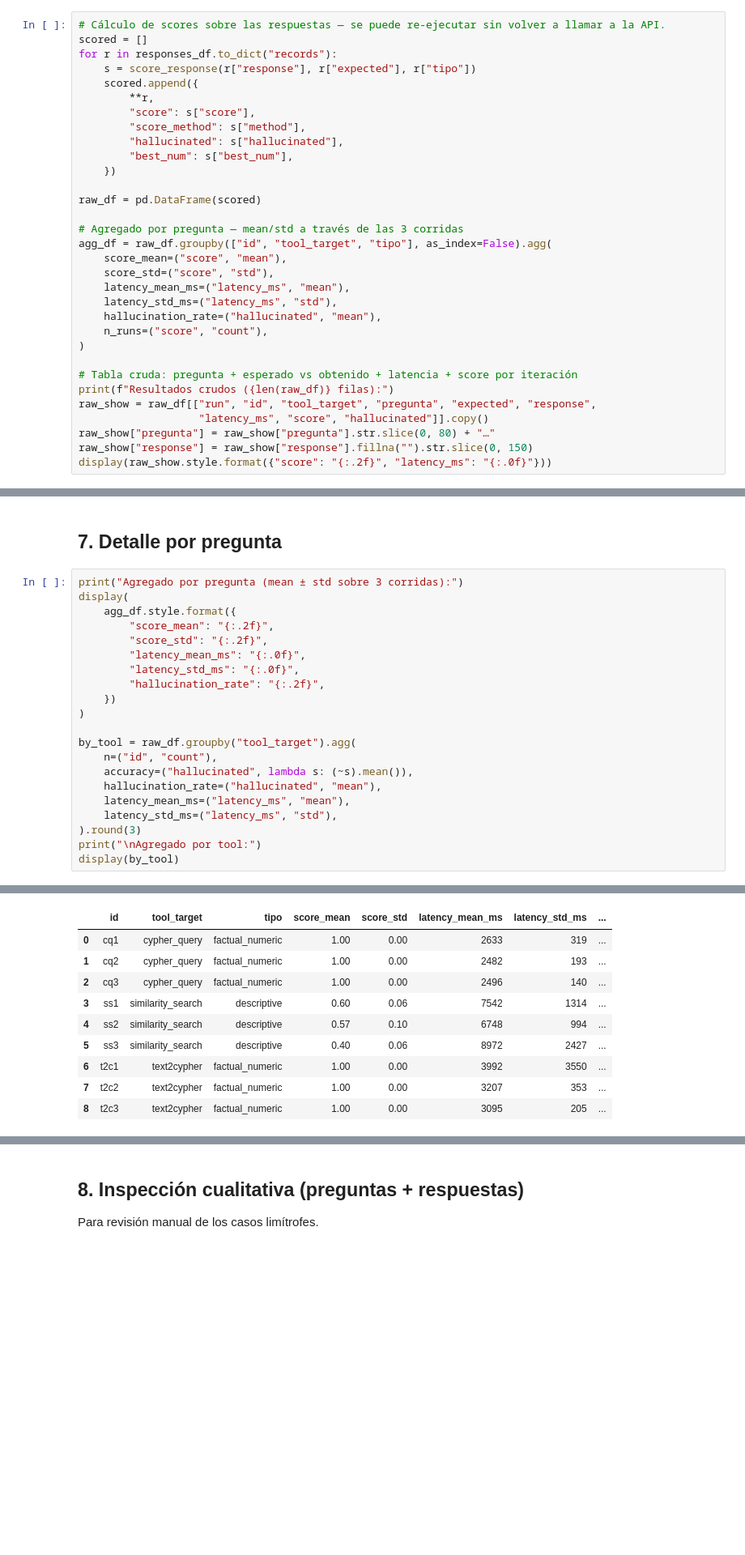
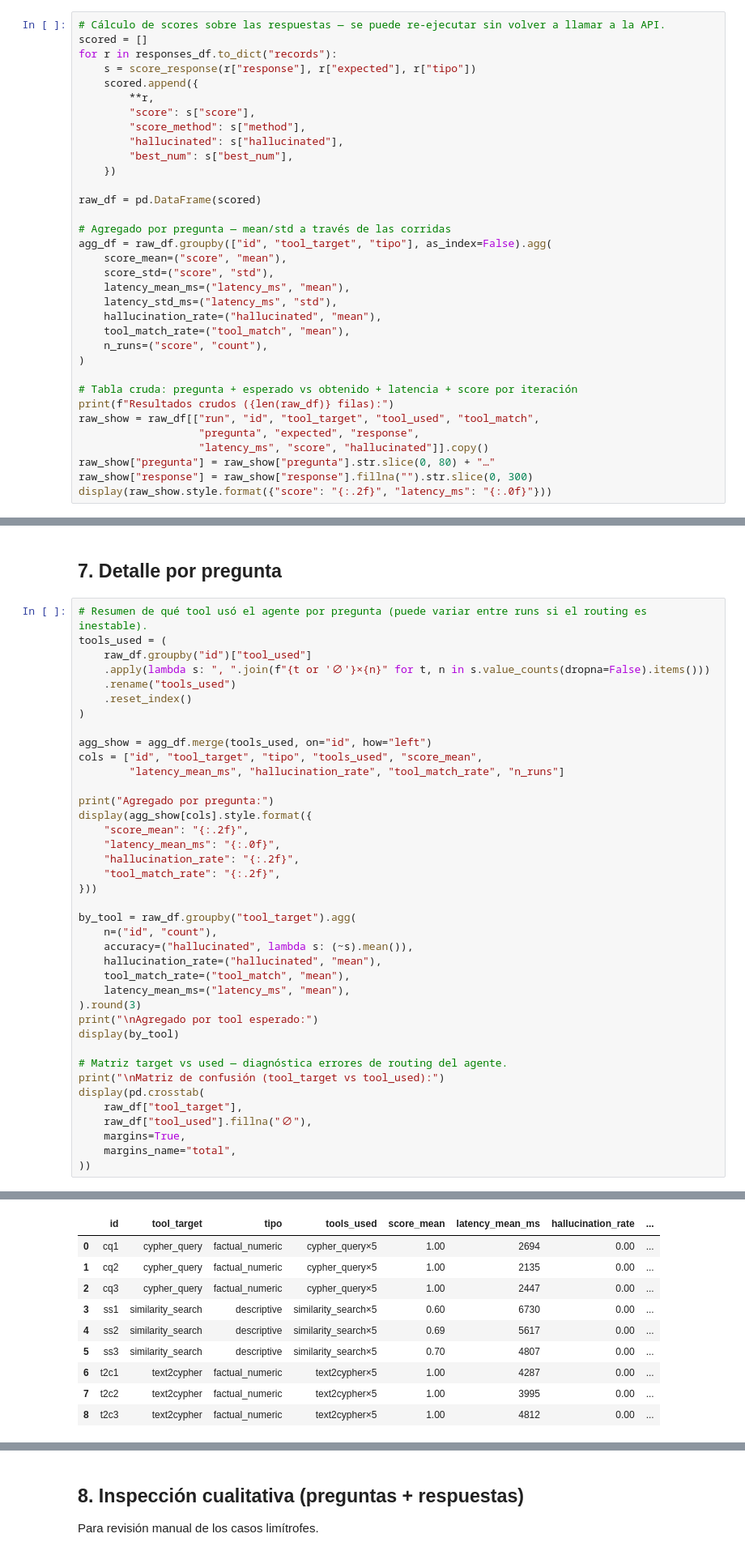
Before and after one commit to FranciscoFerrutti/Critigal-Graph-RAG, a Jupyter notebook: notebooks/04_evaluacion_kpis.ipynb, the cells around one changed output, grey strips where cells are left out. Shown at 81% size. Cells and saved outputs as stored; diff of their text form; blank space fills up the shorter version.

```diff
--- a/notebooks/04_evaluacion_kpis.ipynb
+++ b/notebooks/04_evaluacion_kpis.ipynb
@@ -293,22 +259,24 @@ for r in responses_df.to_dict("records"):
 
 raw_df = pd.DataFrame(scored)
 
-# Agregado por pregunta — mean/std a través de las 3 corridas
+# Agregado por pregunta — mean/std a través de las corridas
 agg_df = raw_df.groupby(["id", "tool_target", "tipo"], as_index=False).agg(
     score_mean=("score", "mean"),
     score_std=("score", "std"),
     latency_mean_ms=("latency_ms", "mean"),
     latency_std_ms=("latency_ms", "std"),
     hallucination_rate=("hallucinated", "mean"),
+    tool_match_rate=("tool_match", "mean"),
     n_runs=("score", "count"),
 )
 
 # Tabla cruda: pregunta + esperado vs obtenido + latencia + score por iteración
 print(f"Resultados crudos ({len(raw_df)} filas):")
-raw_show = raw_df[["run", "id", "tool_target", "pregunta", "expected", "response",
+raw_show = raw_df[["run", "id", "tool_target", "tool_used", "tool_match",
+                   "pregunta", "expected", "response",
                    "latency_ms", "score", "hallucinated"]].copy()
 raw_show["pregunta"] = raw_show["pregunta"].str.slice(0, 80) + "…"
-raw_show["response"] = raw_show["response"].fillna("").str.slice(0, 150)
+raw_show["response"] = raw_show["response"].fillna("").str.slice(0, 300)
 display(raw_show.style.format({"score": "{:.2f}", "latency_ms": "{:.0f}"}))
 # %% [output]
 Resultados crudos (45 filas):
@@ -446,24 +426,42 @@ plt.show()
 # %% [markdown]
 ## 7. Detalle por pregunta
 # %%
-print("Agregado por pregunta (mean ± std sobre 3 corridas):")
-display(
-    agg_df.style.format({
-        "score_mean": "{:.2f}",
-        "score_std": "{:.2f}",
-        "latency_mean_ms": "{:.0f}",
-        "latency_std_ms": "{:.0f}",
-        "hallucination_rate": "{:.2f}",
-    })
+# Resumen de qué tool usó el agente por pregunta (puede variar entre runs si el routing es inestable).
+tools_used = (
+    raw_df.groupby("id")["tool_used"]
+    .apply(lambda s: ", ".join(f"{t or '∅'}×{n}" for t, n in s.value_counts(dropna=False).items()))
+    .rename("tools_used")
+    .reset_index()
 )
+
+agg_show = agg_df.merge(tools_used, on="id", how="left")
+cols = ["id", "tool_target", "tipo", "tools_used", "score_mean",
+        "latency_mean_ms", "hallucination_rate", "tool_match_rate", "n_runs"]
+
+print("Agregado por pregunta:")
+display(agg_show[cols].style.format({
+    "score_mean": "{:.2f}",
+    "latency_mean_ms": "{:.0f}",
+    "hallucination_rate": "{:.2f}",
+    "tool_match_rate": "{:.2f}",
+}))
 
 by_tool = raw_df.groupby("tool_target").agg(
     n=("id", "count"),
     accuracy=("hallucinated", lambda s: (~s).mean()),
     hallucination_rate=("hallucinated", "mean"),
+    tool_match_rate=("tool_match", "mean"),
     latency_mean_ms=("latency_ms", "mean"),
-    latency_std_ms=("latency_ms", "std"),
 ).round(3)
-print("\nAgregado por tool:")
+print("\nAgregado por tool esperado:")
 display(by_tool)
+
+# Matriz target vs used — diagnóstica errores de routing del agente.
+print("\nMatriz de confusión (tool_target vs tool_used):")
+display(pd.crosstab(
+    raw_df["tool_target"],
+    raw_df["tool_used"].fillna("∅"),
+    margins=True,
+    margins_name="total",
+))
 # %% [output]
@@ -471,10 +469,10 @@ Agregado por pregunta (mean ± std sobre 3 corridas):
-|  | id | tool_target | tipo | score_mean | score_std | latency_mean_ms | latency_std_ms | ... |
-| 0 | cq1 | cypher_query | factual_numeric | 1.00 | 0.00 | 2633 | 319 | ... |
-| 1 | cq2 | cypher_query | factual_numeric | 1.00 | 0.00 | 2482 | 193 | ... |
-| 2 | cq3 | cypher_query | factual_numeric | 1.00 | 0.00 | 2496 | 140 | ... |
-| 3 | ss1 | similarity_search | descriptive | 0.60 | 0.06 | 7542 | 1314 | ... |
-| 4 | ss2 | similarity_search | descriptive | 0.57 | 0.10 | 6748 | 994 | ... |
-| 5 | ss3 | similarity_search | descriptive | 0.40 | 0.06 | 8972 | 2427 | ... |
-| 6 | t2c1 | text2cypher | factual_numeric | 1.00 | 0.00 | 3992 | 3550 | ... |
-| 7 | t2c2 | text2cypher | factual_numeric | 1.00 | 0.00 | 3207 | 353 | ... |
-| 8 | t2c3 | text2cypher | factual_numeric | 1.00 | 0.00 | 3095 | 205 | ... |
+|  | id | tool_target | tipo | tools_used | score_mean | latency_mean_ms | hallucination_rate | ... |
+| 0 | cq1 | cypher_query | factual_numeric | cypher_query×5 | 1.00 | 2694 | 0.00 | ... |
+| 1 | cq2 | cypher_query | factual_numeric | cypher_query×5 | 1.00 | 2135 | 0.00 | ... |
+| 2 | cq3 | cypher_query | factual_numeric | cypher_query×5 | 1.00 | 2447 | 0.00 | ... |
+| 3 | ss1 | similarity_search | descriptive | similarity_search×5 | 0.60 | 6730 | 0.00 | ... |
+| 4 | ss2 | similarity_search | descriptive | similarity_search×5 | 0.69 | 5617 | 0.00 | ... |
+| 5 | ss3 | similarity_search | descriptive | similarity_search×5 | 0.70 | 4807 | 0.00 | ... |
+| 6 | t2c1 | text2cypher | factual_numeric | text2cypher×5 | 1.00 | 4287 | 0.00 | ... |
+| 7 | t2c2 | text2cypher | factual_numeric | text2cypher×5 | 1.00 | 3995 | 0.00 | ... |
+| 8 | t2c3 | text2cypher | factual_numeric | text2cypher×5 | 1.00 | 4812 | 0.00 | ... |
```
Also changed, not shown: parts of 11 cells of this notebook, 9 other files.
